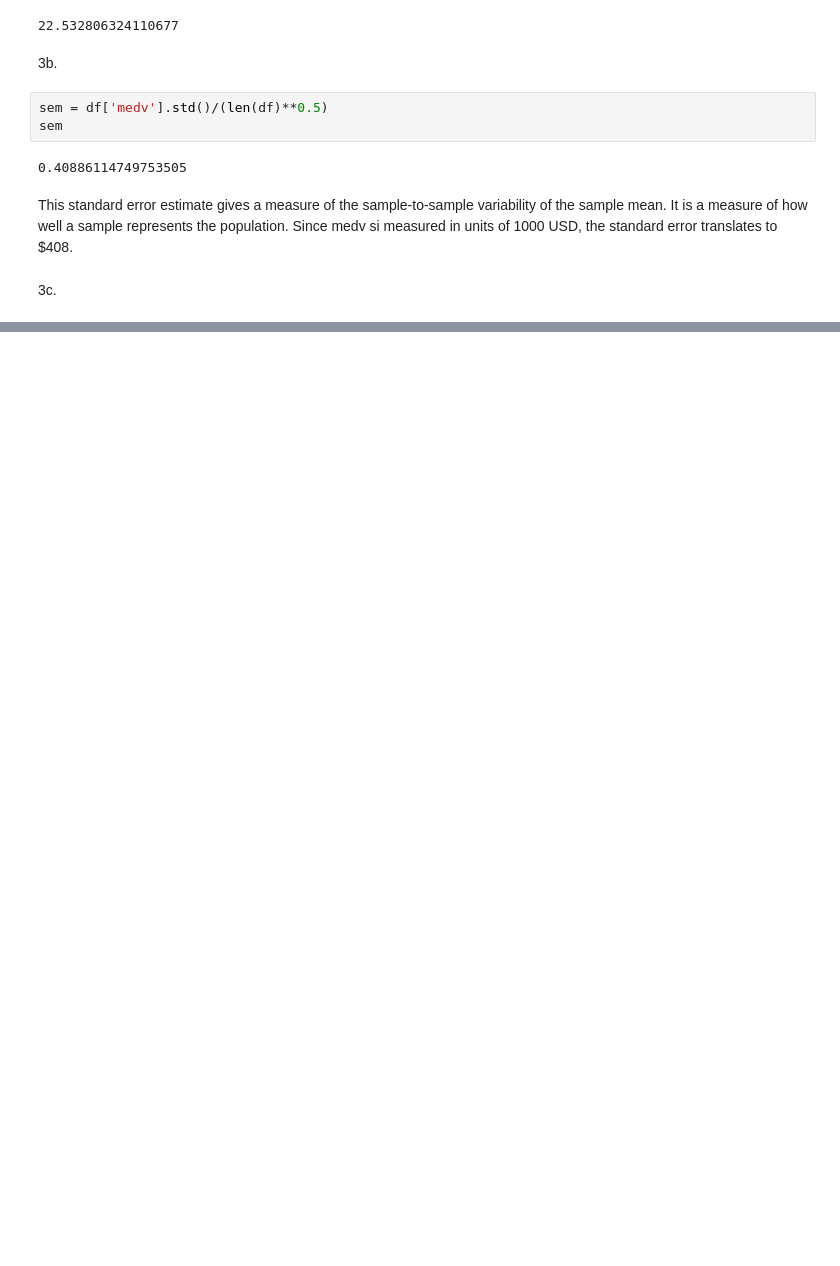
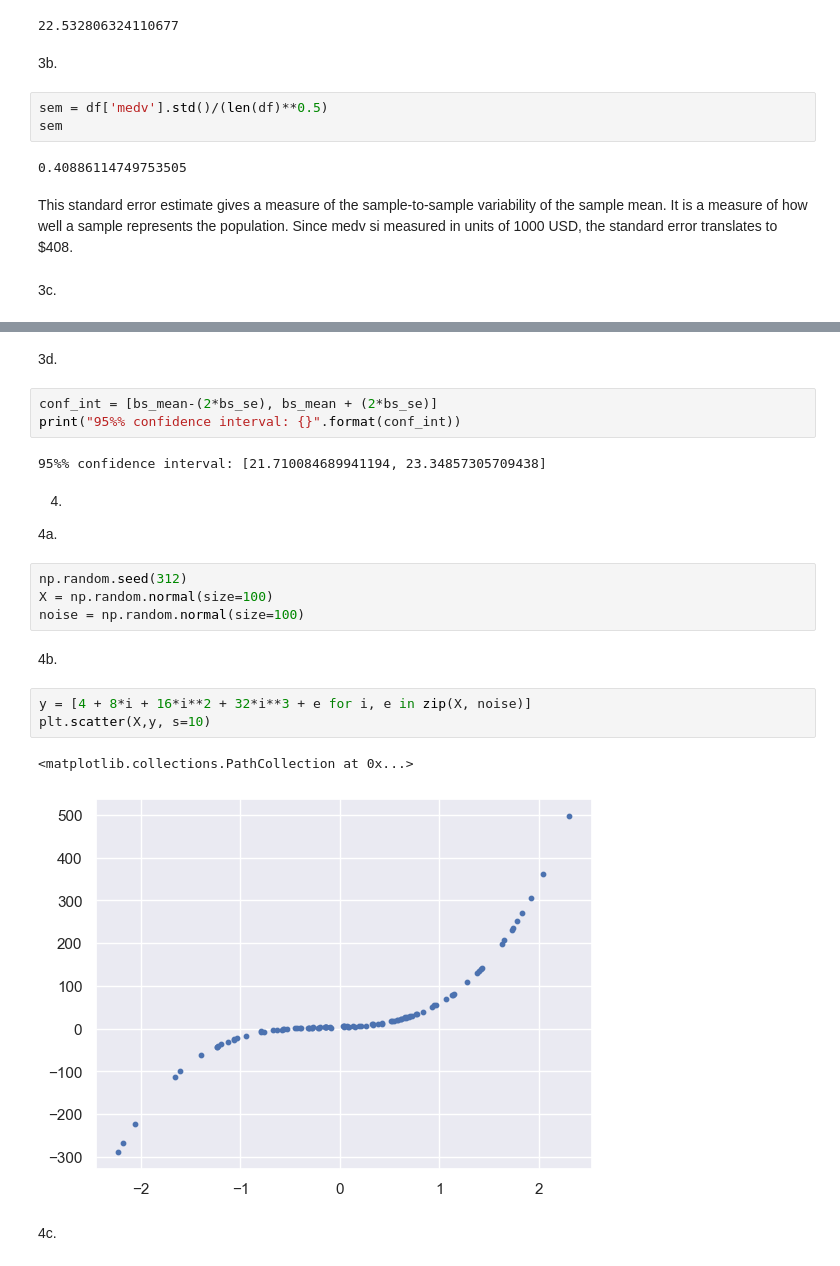
Before and after one commit to bhnord/CS4342, a Jupyter notebook: Assignment 4 Code/Assignment4.ipynb, the cells around one changed output, grey strips where cells are left out. Cells and saved outputs as stored; diff of their text form; blank space fills up the shorter version.

```diff
--- a/Assignment 4 Code/Assignment4.ipynb
+++ b/Assignment 4 Code/Assignment4.ipynb
@@ -212,0 +219,24 @@ Bootstrap standard error: 0.40467680001969836
+# %% [markdown]
+3d.
+# %%
+conf_int = [bs_mean-(2*bs_se), bs_mean + (2*bs_se)]
+print("95%% confidence interval: {}".format(conf_int))
+# %% [output]
+95%% confidence interval: [21.710084689941194, 23.34857305709438]
+# %% [markdown]
+4.
+4a.
+# %%
+np.random.seed(312)
+X = np.random.normal(size=100)
+noise = np.random.normal(size=100)
+# %% [markdown]
+4b.
+# %%
+y = [4 + 8*i + 16*i**2 + 32*i**3 + e for i, e in zip(X, noise)]
+plt.scatter(X,y, s=10)
+# %% [output]
+<matplotlib.collections.PathCollection at 0x...>
+[figure, added]
+# %% [markdown]
+4c.
```
Also changed, not shown: parts of 25 cells of this notebook.
